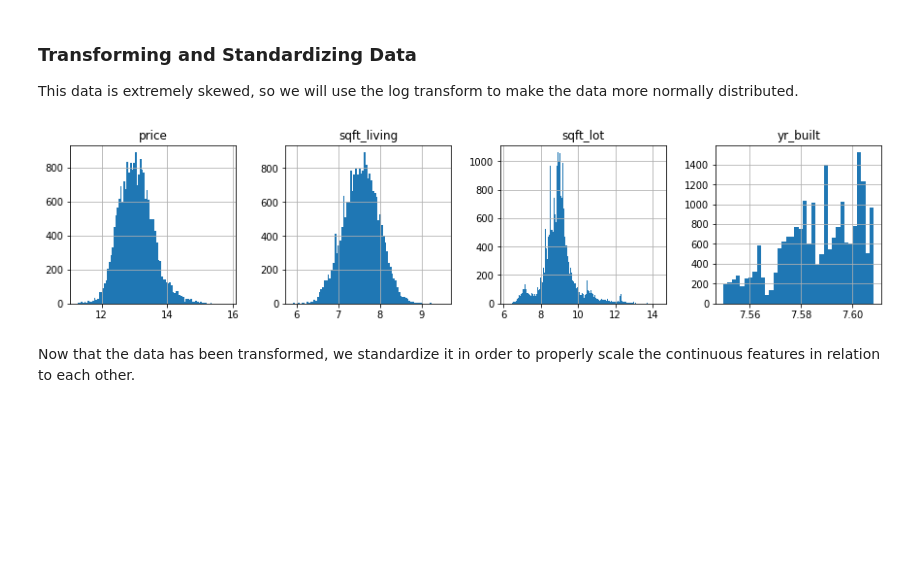
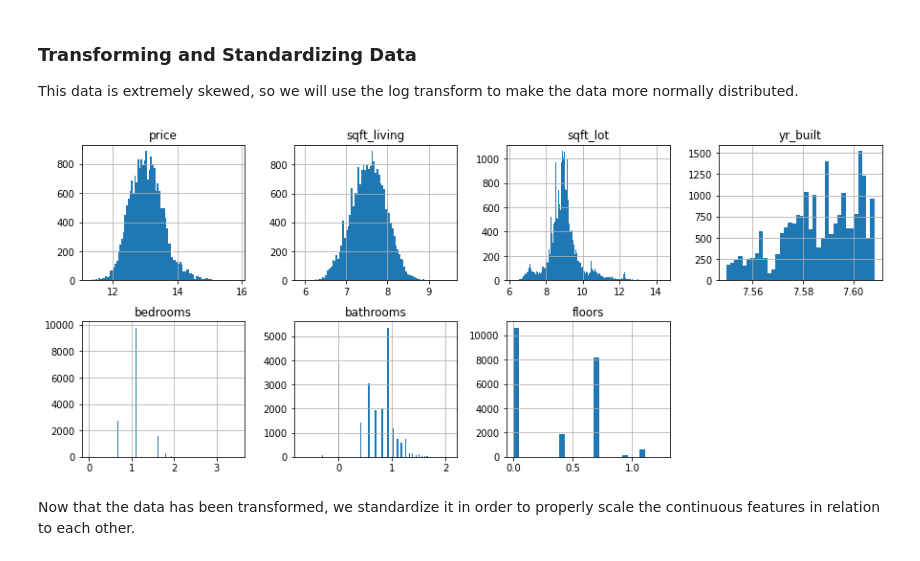
Before and after one commit to shadel96/King_County_Regression_Analysis, a Jupyter notebook: kc_preprocessing_exploring.ipynb, the cells around one changed output. Saved outputs shown, nothing was run; the diff lists cells and outputs as text; code cells hidden in the pictures; blank space fills up the shorter version.

```diff
--- a/kc_preprocessing_exploring.ipynb
+++ b/kc_preprocessing_exploring.ipynb
@@ -102,7 +99,7 @@ We can see above that our categorical features has been successfully split into
 
 The remaining features are continuous numerical data.
 # %%
-continuous_df = df[['price','sqft_living','sqft_lot', 'yr_built']]
+continuous_df = df[['price','sqft_living','sqft_lot', 'yr_built', 'bedrooms', 'bathrooms', 'floors']]
 
-continuous_df.hist(figsize=[15,3], bins='auto', layout=(1,4));
+continuous_df.hist(figsize=[15,6], bins='auto', layout=(2,4));
 # %% [output]
@@ -113,9 +110,9 @@ continuous_df.hist(figsize=[15,3], bins='auto', layout=(1,4));
 This data is extremely skewed, so we will use the log transform to make the data more normally distributed.
 # %%
 continuous_log = np.log(continuous_df)
-continuous_log.hist(figsize=[15,3], bins='auto', layout=(1,4));
+continuous_log.hist(figsize=[15,6], bins='auto', layout=(2,4));
 # %% [output]
-[figure, old version]
+[figure, new version]
 # %% [markdown]
 Now that the data has been transformed, we standardize it in order to properly scale the continuous features in relation to each other.
 # %%
```
Also changed, not shown: parts of 27 cells of this notebook, 4 other files.
